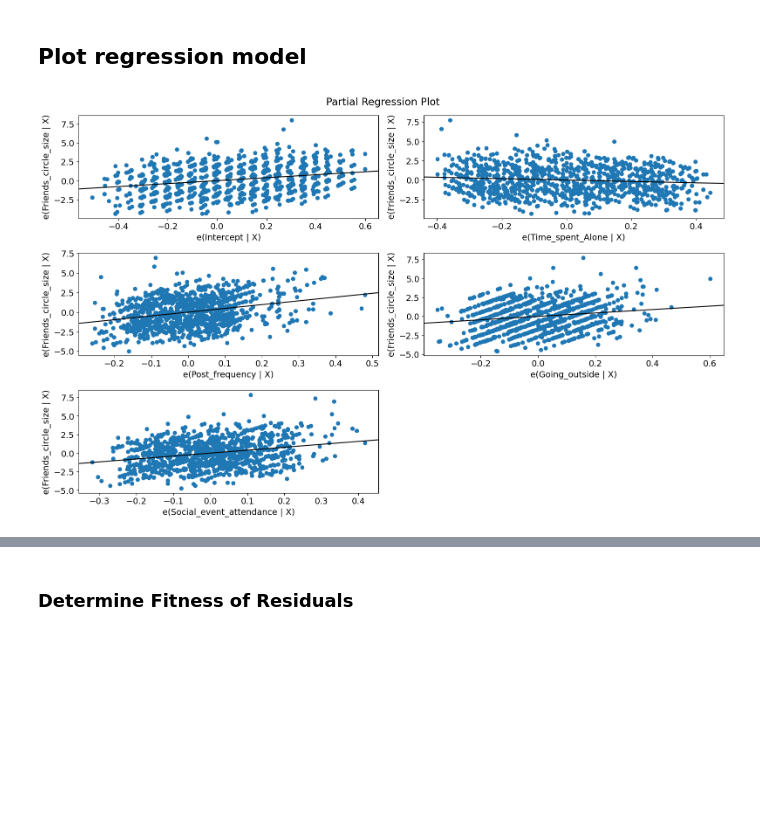
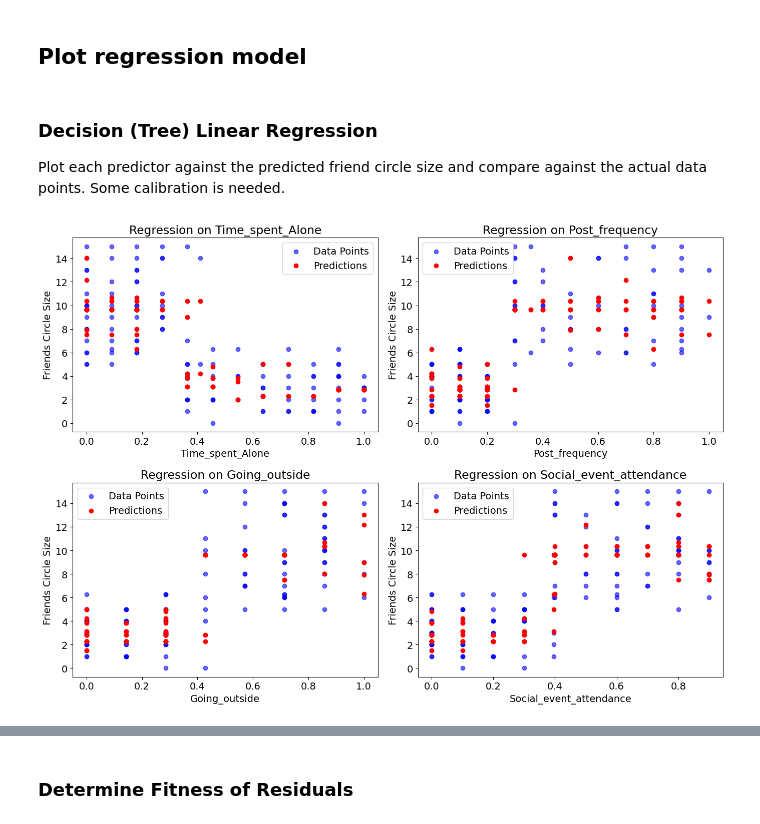
Before and after one commit to Prokope45/NeuralNetworkProject, a Jupyter notebook: LinearRegressionAnalysis.ipynb, the cells around one changed output, grey strips where cells are left out. Saved outputs shown, nothing was run; the diff lists cells and outputs as text; code cells hidden in the pictures; blank space fills up the shorter version.

```diff
--- a/LinearRegressionAnalysis.ipynb
+++ b/LinearRegressionAnalysis.ipynb
@@ -231,13 +212,43 @@ plt.show()
 # %% [markdown]
 ## Plot regression model
-# %%
-import statsmodels.api as sm
-import matplotlib.pyplot as plt
-
-plt.rc("figure", figsize=(16, 10))
-plt.rc("font", size=14)
-
-fig = sm.graphics.plot_partregress_grid(model)
-fig.tight_layout(pad=1.0)
-# %% [output]
-[figure, removed]
+# %% [markdown]
+### Decision (Tree) Linear Regression
+Plot each predictor against the predicted friend circle size and compare against the actual data points. Some calibration is needed.
+# %%
+from sklearn.tree import DecisionTreeRegressor
+from sklearn.model_selection import train_test_split
+import matplotlib.pyplot as plt
+
+fig, axs = plt.subplots(2, 2, figsize=(14, 10))
+axs = axs.flatten()
+
+for i, predictor in enumerate(predictors):
+    ax = axs[i]
+    X = test_df_scaled.drop('Friends_circle_size', axis=1)
+    y = test_df_scaled['Friends_circle_size']
+
+    # Split the data into training and testing sets
+    X_train, X_test, y_train, y_test = train_test_split(X, y, test_size=0.2, random_state=1863)
+
+    # Create a DecisionTreeRegressor instance with maximum depth of 5
+    dt_model = DecisionTreeRegressor(max_depth=5).fit(X_train, y_train)
+
+    y_pred = dt_model.predict(X_test)
+
+    ax.scatter(
+        x=X_test[predictor],
+        y=y_test,
+        color="blue",
+        alpha=0.6,
+        label="Data Points"
+    )
+    ax.scatter(X_test[predictor], y_pred, color='red', label='Predictions')
+
+    ax.set_title(f'Regression on {predictor}')
+    ax.set_xlabel(predictor)
+    ax.set_ylabel('Friends Circle Size')
+    ax.legend()
+plt.tight_layout()
+plt.show()
+# %% [output]
+[figure, added]
```
Also changed, not shown: parts of 16 cells of this notebook.
